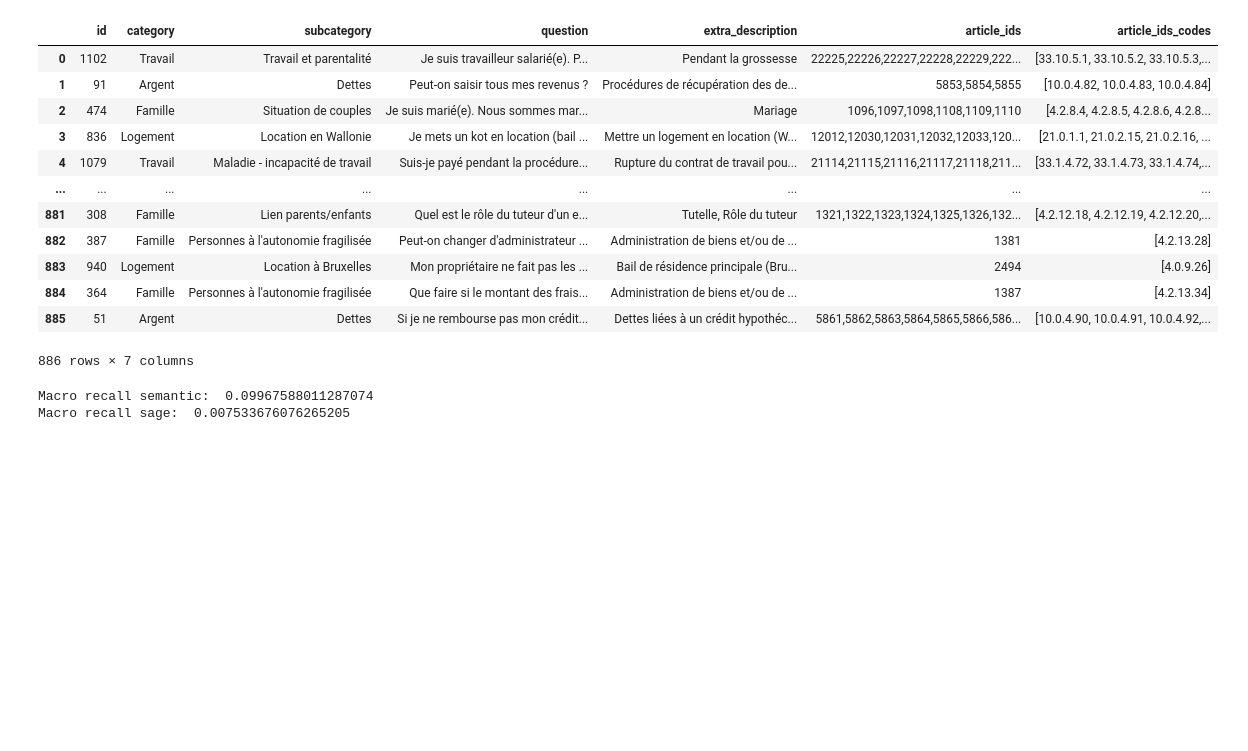
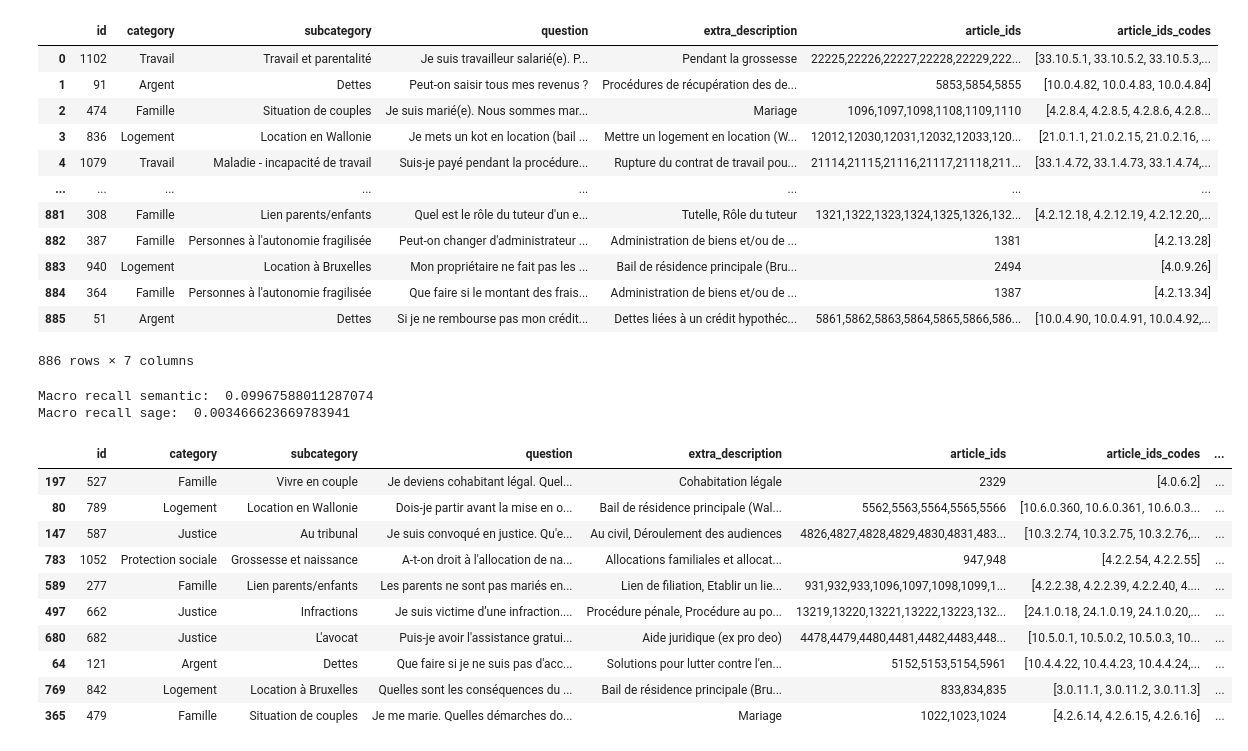
Before and after one commit to dev-mbarq/GraphRAG-internship-Diego, a Jupyter notebook: notebooks/parallel_retrieval_eval.ipynb, the cells around one changed output. Saved outputs shown, nothing was run; the diff lists cells and outputs as text; code cells hidden in the pictures; blank space fills up the shorter version.

```diff
--- a/notebooks/parallel_retrieval_eval.ipynb
+++ b/notebooks/parallel_retrieval_eval.ipynb
@@ -33,7 +33,7 @@ from main.sage_utils import get_new_sage_embedding
 # %% [markdown]
 ## Retrieval
 # %%
-bundle_directory = "bsard_V2_2hop_10epochs_1024-896-768"
+bundle_directory = "bsard_V2_3hop_15epochs_1024-896-768-640"
 
 # Load Graph
 graph_path = os.path.join(
@@ -56,7 +56,7 @@ sage_model_path = os.path.join(
     )
 
 # Define model and load weights
-model = GraphSAGE(
+model = GraphSAGE_V2(
     channels=config["model_params"]["channels"],
     )
 try:
@@ -237,4 +237,4 @@ macro_recall_sage     = queries_subset_df['recall_sage'].mean()
 print("Macro recall sage: " ,macro_recall_sage)
 # %% [output]
 Macro recall semantic:  0.09967588011287074
-Macro recall sage:  0.007533676076265205
+Macro recall sage:  0.003466623669783941
@@ -243,3 +241,17 @@ Macro recall sage:  0.007533676076265205
+# %%
+queries_subset_df.sample(10)
+# %% [output]
+|  | id | category | subcategory | question | extra_description | article_ids | article_ids_codes | ... |
+| 197 | 527 | Famille | Vivre en couple | Je deviens cohabitant légal. Quel... | Cohabitation légale | 2329 | [4.0.6.2] | ... |
+| 80 | 789 | Logement | Location en Wallonie | Dois-je partir avant la mise en o... | Bail de résidence principale (Wal... | 5562,5563,5564,5565,5566 | [10.6.0.360, 10.6.0.361, 10.6.0.3... | ... |
+| 147 | 587 | Justice | Au tribunal | Je suis convoqué en justice. Qu'e... | Au civil, Déroulement des audiences | 4826,4827,4828,4829,4830,4831,483... | [10.3.2.74, 10.3.2.75, 10.3.2.76,... | ... |
+| 783 | 1052 | Protection sociale | Grossesse et naissance | A-t-on droit à l'allocation de na... | Allocations familiales et allocat... | 947,948 | [4.2.2.54, 4.2.2.55] | ... |
+| 589 | 277 | Famille | Lien parents/enfants | Les parents ne sont pas mariés en... | Lien de filiation, Etablir un lie... | 931,932,933,1096,1097,1098,1099,1... | [4.2.2.38, 4.2.2.39, 4.2.2.40, 4.... | ... |
+| 497 | 662 | Justice | Infractions | Je suis victime d’une infraction.... | Procédure pénale, Procédure au po... | 13219,13220,13221,13222,13223,132... | [24.1.0.18, 24.1.0.19, 24.1.0.20,... | ... |
+| 680 | 682 | Justice | L'avocat | Puis-je avoir l'assistance gratui... | Aide juridique (ex pro deo) | 4478,4479,4480,4481,4482,4483,448... | [10.5.0.1, 10.5.0.2, 10.5.0.3, 10... | ... |
+| 64 | 121 | Argent | Dettes | Que faire si je ne suis pas d'acc... | Solutions pour lutter contre l'en... | 5152,5153,5154,5961 | [10.4.4.22, 10.4.4.23, 10.4.4.24,... | ... |
+| 769 | 842 | Logement | Location à Bruxelles | Quelles sont les conséquences du ... | Bail de résidence principale (Bru... | 833,834,835 | [3.0.11.1, 3.0.11.2, 3.0.11.3] | ... |
+| 365 | 479 | Famille | Situation de couples | Je me marie. Quelles démarches do... | Mariage | 1022,1023,1024 | [4.2.6.14, 4.2.6.15, 4.2.6.16] | ... |
 # %%
 #def recall_at_k(true_ids, pred_ids, k):
 #    """Recall@K para UNA sola consulta."""
```
Also changed, not shown: parts of 2 cells of this notebook, 3 other files.
